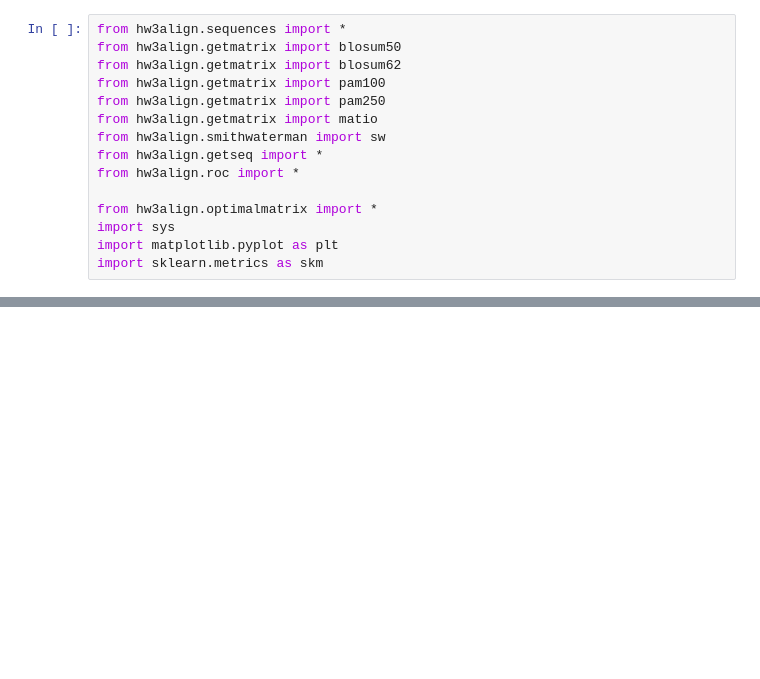
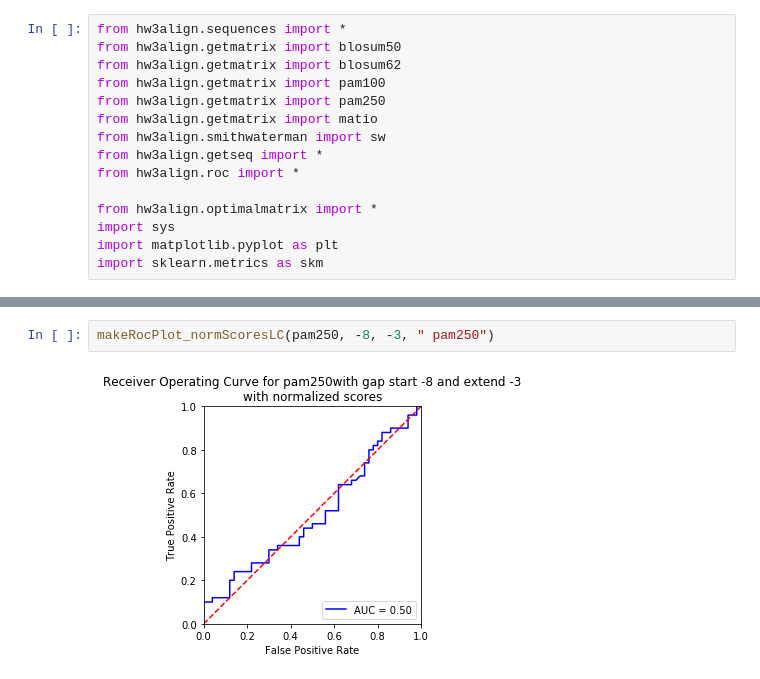
Before and after one commit to cechlauren/HW3_skeleton, a Jupyter notebook: Helperfunctions.ipynb, the cells around one changed output, grey strips where cells are left out. Drawn from its saved outputs; the diff is of its cells as text; blank space fills up the shorter version.

```diff
--- a/Helperfunctions.ipynb
+++ b/Helperfunctions.ipynb
@@ -19,0 +24,4 @@ makeRocPlot_normScoresLC(blosum50, -8, -3, " blosum50")
+# %%
+makeRocPlot_normScoresLC(pam250, -8, -3, " pam250")
+# %% [output]
+[figure, added]
```
Also changed, not shown: parts of 3 cells of this notebook.
